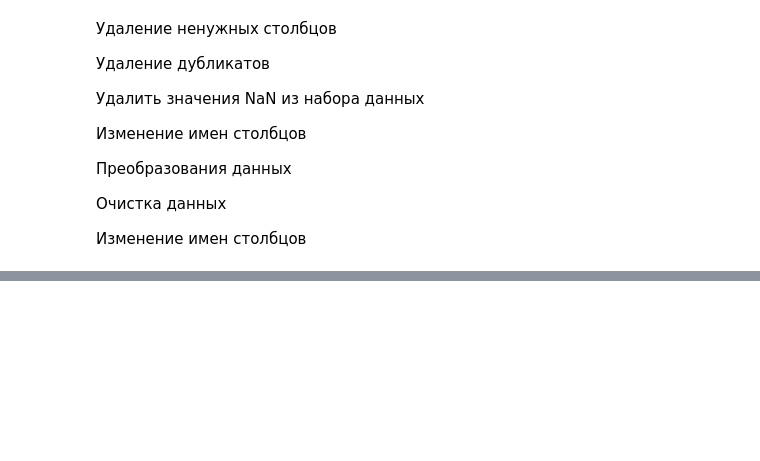
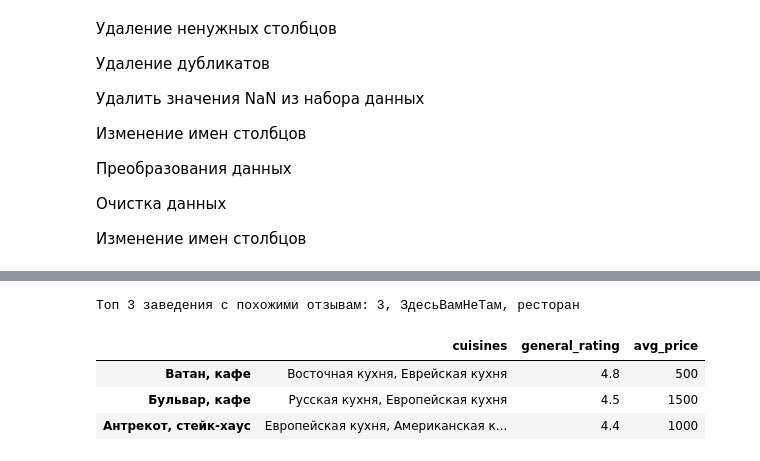
Before and after one commit to nastirlex/Catering-Dishes-Helper-android-app, a Jupyter notebook: DS/recomendation_system.ipynb, the cells around one changed output, grey strips where cells are left out. Saved outputs shown, nothing was run; the diff lists cells and outputs as text; code cells hidden in the pictures; blank space fills up the shorter version.

```diff
--- a/DS/recomendation_system.ipynb
+++ b/DS/recomendation_system.ipynb
@@ -100,0 +120,11 @@ items
+# %%
+restaurant_names = list(itemsfirst['name'].unique())
+def get_top_words(column, top_nu_of_words, nu_of_word):
+    vec = CountVectorizer(ngram_range= nu_of_word, stop_words='russian')
+    bag_of_words = vec.fit_transform(column)
+    sum_words = bag_of_words.sum(axis=0)
+    words_freq = [(word, sum_words[0, idx]) for word, idx in vec.vocabulary_.items()]
+    words_freq =sorted(words_freq, key = lambda x: x[1], reverse=True)
+    return words_freq[:top_nu_of_words]
+
+df_percent = itemsfirst.sample(frac=0.5)
@@ -100,0 +141,10 @@ items
+# %%
+from nltk.corpus import stopwords
+srword = nltk.corpus.stopwords.words('russian')
+df_percent.set_index('name', inplace=True)
+indices = pd.Series(df_percent.index)
+
+tfidf = TfidfVectorizer(analyzer='word', ngram_range=(1, 2), min_df=0, stop_words=srword)
+tfidf_matrix = tfidf.fit_transform(df_percent['reviews_y'])
+
+cosine_similarities = linear_kernel(tfidf_matrix, tfidf_matrix)
@@ -100,0 +171,24 @@ items
+# %%
+def recommend(name, cosine_similarities = cosine_similarities):
+    recommend_restaurant = []
+    idx = indices[indices == name].index[0]
+    score_series = pd.Series(cosine_similarities[idx]).sort_values(ascending=False)
+    top30_indexes = list(score_series.iloc[0:31].index)
+    for each in top30_indexes:
+        recommend_restaurant.append(list(df_percent.index)[each])
+        df_new = pd.DataFrame(columns=['cuisines', 'general_rating', 'avg_price'])
+    for each in recommend_restaurant:
+        df_new = df_new.append(pd.DataFrame(df_percent[['cuisines', 'general_rating', 'avg_price']][df_percent.index == each].sample()))
+    df_new = df_new.drop_duplicates(subset=['cuisines', 'general_rating', 'avg_price'], keep=False)
+    df_new = df_new.sort_values(by='general_rating', ascending=False).head(3)
+
+    print('Топ 3 заведения с похожими отзывам: %d, %s' % (len(df_new), name))
+
+    return df_new
+recommend('ЗдесьВамНеТам, ресторан')
+# %% [output]
+Топ 3 заведения с похожими отзывам: 3, ЗдесьВамНеТам, ресторан
+|  | cuisines | general_rating | avg_price |
+| Ватан, кафе | Восточная кухня, Еврейская кухня | 4.8 | 500 |
+| Бульвар, кафе | Русская кухня, Европейская кухня | 4.5 | 1500 |
+| Антрекот, стейк-хаус | Европейская кухня, Американская к... | 4.4 | 1000 |
```
Also changed, not shown: parts of 15 cells of this notebook.
